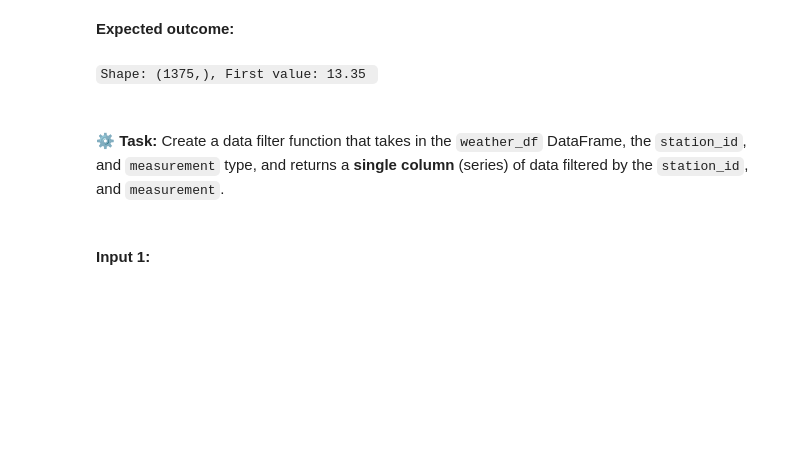
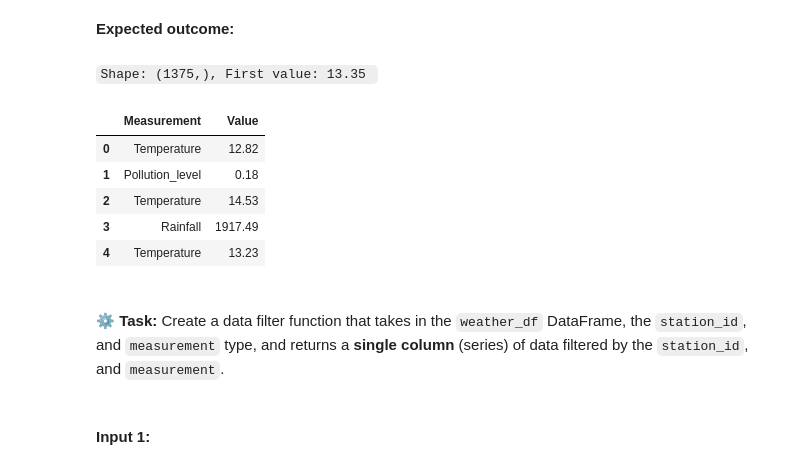
Before and after one commit to kelvinziroh/farm_survey, a Jupyter notebook: part_3/farm_survey_part_3.ipynb, the cells around one changed output. Saved outputs shown, nothing was run; the diff lists cells and outputs as text; code cells hidden in the pictures; blank space fills up the shorter version.

Commit message:
Transform data and test the hypotheses

```diff
--- a/part_3/farm_survey_part_3.ipynb
+++ b/part_3/farm_survey_part_3.ipynb
@@ -1305,8 +1385,12 @@ config_params = {
     # Paste in your previous dictionary data in here
 
     # Add two new keys
-   "weather_csv_path":  , # Insert the URL for the weather station data
-    "regex_patterns" :  , # Insert the regex pattern we used to process the messages
+   "weather_csv_path": "https://raw.githubusercontent.com/Explore-AI/Public-Data/master/Maji_Ndogo/Weather_station_data.csv", # Insert the URL for the weather station data
+    "regex_patterns" : {
+    'Rainfall': r'(\d+(\.\d+)?)\s?mm',
+    'Temperature': r'(\d+(\.\d+)?)\s?C',
+    'Pollution_level': r'=\s*(-?\d+(\.\d+)?)|Pollution at \s*(-?\d+(\.\d+)?)'
+    } # Insert the regex pattern we used to process the messages
 }
 # %% [markdown]
 Then we already have the class fully set up. We just have to make sure the formatting is correct, and that the module is documented properly.
@@ -1532,7 +1677,25 @@ import logging
 
 logging.basicConfig(level=logging.INFO, format='%(asctime)s - %(name)s - %(levelname)s - %(message)s')
 
-config_params =    # Paste in your previous dictionary data in here
+config_params = {"sql_query": """
+        SELECT *
+        FROM geographic_features
+        LEFT JOIN weather_features USING (Field_ID)
+        LEFT JOIN soil_and_crop_features USING (Field_ID)
+        LEFT JOIN farm_management_features USING (Field_ID)
+    """,
+    "db_path": 'sqlite:///../assets/mn_farm_survey_small.db',
+    "columns_to_rename": {'Annual_yield': 'Crop_type', 'Crop_type': 'Annual_yield'},
+    "values_to_rename": {'cassaval': 'cassava', 'wheatn': 'wheat', 'teaa': 'tea'},
+    "weather_csv_path": "https://raw.githubusercontent.com/Explore-AI/Public-Data/master/Maji_Ndogo/Weather_station_data.csv",
+    "weather_mapping_csv": "https://raw.githubusercontent.com/Explore-AI/Public-Data/master/Maji_Ndogo/Weather_data_field_mapping.csv",
+    "weather_csv_path": "https://raw.githubusercontent.com/Explore-AI/Public-Data/master/Maji_Ndogo/Weather_station_data.csv",
+    "regex_patterns" : {
+        "Rainfall": r'(\d+(\.\d+)?)\s?mm',
+        "Temperature": r'(\d+(\.\d+)?)\s?C',
+        "Pollution_level": r'=\s*(-?\d+(\.\d+)?)|Pollution at \s*(-?\d+(\.\d+)?)'
+    }
+}
 
 field_processor = FieldDataProcessor(config_params)
 field_processor.process()
@@ -1655,6 +1842,15 @@ print(f"Shape: {field_values.shape}, First value: {field_values.iloc[0]} ")
 **Expected outcome:**
 # %% [markdown]
 `Shape: (1375,), First value: 13.35 `
+# %%
+weather_df[['Measurement', 'Value']].head()
+# %% [output]
+|  | Measurement | Value |
+| 0 | Temperature | 12.82 |
+| 1 | Pollution_level | 0.18 |
+| 2 | Temperature | 14.53 |
+| 3 | Rainfall | 1917.49 |
+| 4 | Temperature | 13.23 |
 # %% [markdown]
 <br>
 
```
Also changed, not shown: parts of 28 cells of this notebook.
